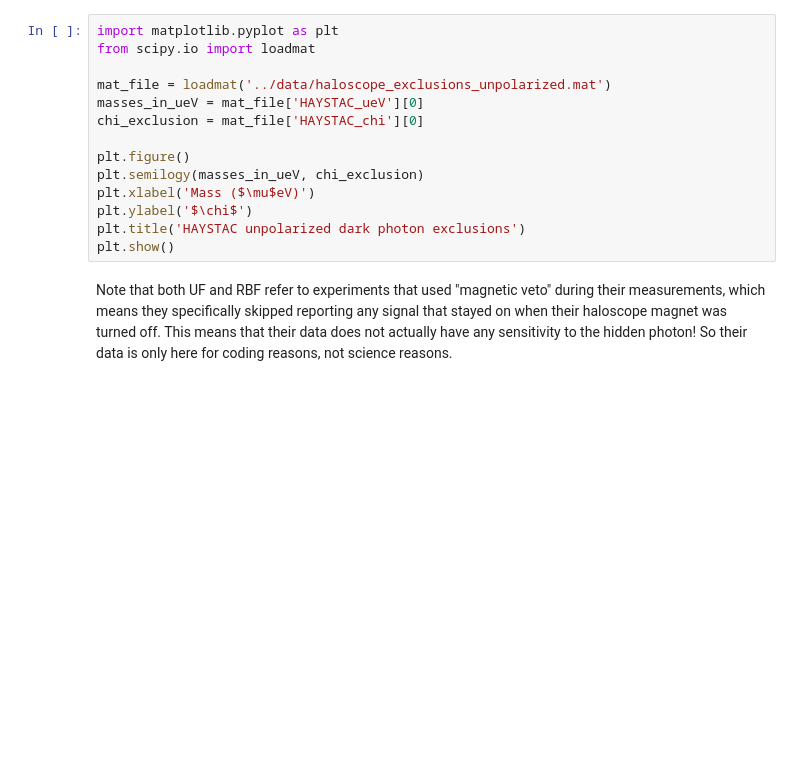
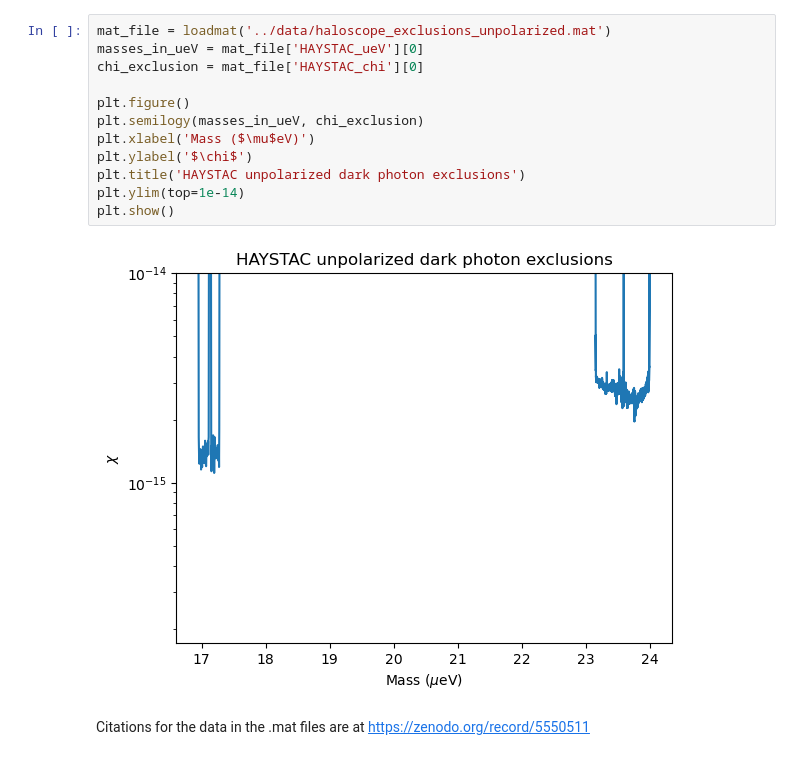
Before and after one commit to sumitaghosh/hidden_photons, a Jupyter notebook: examples/simple_conversions.ipynb, the cells around one changed output. Drawn from its saved outputs; the diff is of its cells as text; blank space fills up the shorter version.

```diff
--- a/examples/simple_conversions.ipynb
+++ b/examples/simple_conversions.ipynb
@@ -9,16 +158,16 @@ To use the .mat file format in Python, use a script like the following:
 # %%
-import matplotlib.pyplot as plt
-from scipy.io import loadmat
-
 mat_file = loadmat('../data/haloscope_exclusions_unpolarized.mat')
 masses_in_ueV = mat_file['HAYSTAC_ueV'][0]
 chi_exclusion = mat_file['HAYSTAC_chi'][0]
 
 plt.figure()
 plt.semilogy(masses_in_ueV, chi_exclusion)
 plt.xlabel('Mass ($\mu$eV)')
 plt.ylabel('$\chi$')
 plt.title('HAYSTAC unpolarized dark photon exclusions')
+plt.ylim(top=1e-14)
 plt.show()
+# %% [output]
+[figure, added]
-# %% [markdown]
-Note that both UF and RBF refer to experiments that used "magnetic veto" during their measurements, which means they specifically skipped reporting any signal that stayed on when their haloscope magnet was turned off. This means that their data does not actually have any sensitivity to the hidden photon! So their data is only here for coding reasons, not science reasons.
+# %% [markdown]
+Citations for the data in the .mat files are at https://zenodo.org/record/5550511
```
Also changed, not shown: parts of 13 cells of this notebook, 2 other files.
